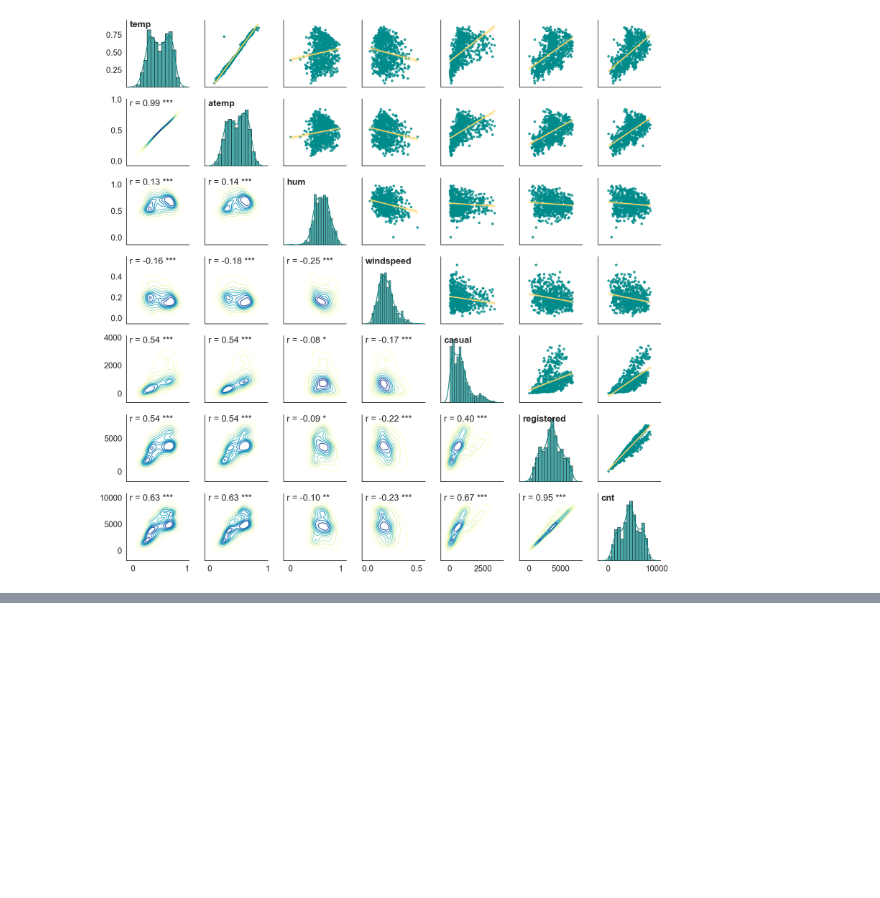
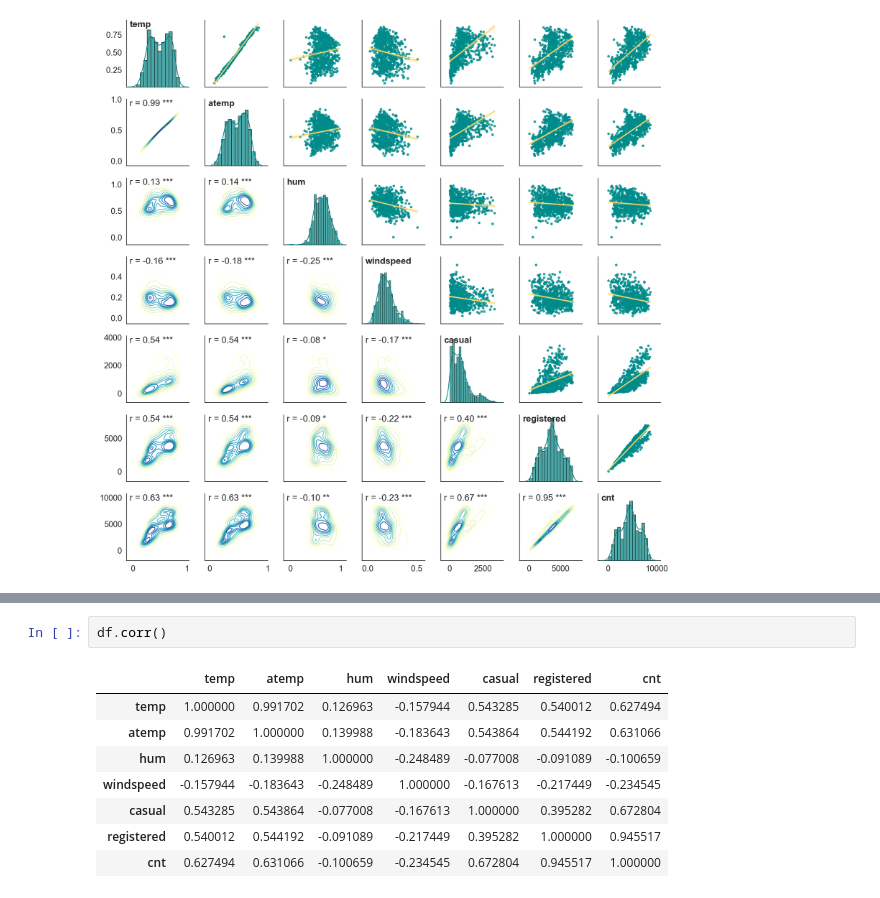
Before and after one commit to Zen-Rofiqy/Bangkit-2024, a Jupyter notebook: 04 Analisis Data dng Py/@Proyek-akhir/MyDashBoard.ipynb, the cells around one changed output, grey strips where cells are left out. Cells and saved outputs as stored; diff of their text form; blank space fills up the shorter version.

```diff
--- a/04 Analisis Data dng Py/@Proyek-akhir/MyDashBoard.ipynb
+++ b/04 Analisis Data dng Py/@Proyek-akhir/MyDashBoard.ipynb
@@ -837,0 +849,11 @@ hour_df.groupby(by="season").agg({
+# %%
+df.corr()
+# %% [output]
+|  | temp | atemp | hum | windspeed | casual | registered | cnt |
+| temp | 1.000000 | 0.991702 | 0.126963 | -0.157944 | 0.543285 | 0.540012 | 0.627494 |
+| atemp | 0.991702 | 1.000000 | 0.139988 | -0.183643 | 0.543864 | 0.544192 | 0.631066 |
+| hum | 0.126963 | 0.139988 | 1.000000 | -0.248489 | -0.077008 | -0.091089 | -0.100659 |
+| windspeed | -0.157944 | -0.183643 | -0.248489 | 1.000000 | -0.167613 | -0.217449 | -0.234545 |
+| casual | 0.543285 | 0.543864 | -0.077008 | -0.167613 | 1.000000 | 0.395282 | 0.672804 |
+| registered | 0.540012 | 0.544192 | -0.091089 | -0.217449 | 0.395282 | 1.000000 | 0.945517 |
+| cnt | 0.627494 | 0.631066 | -0.100659 | -0.234545 | 0.672804 | 0.945517 | 1.000000 |
```
Also changed, not shown: parts of 3 cells of this notebook, 2 other files.
